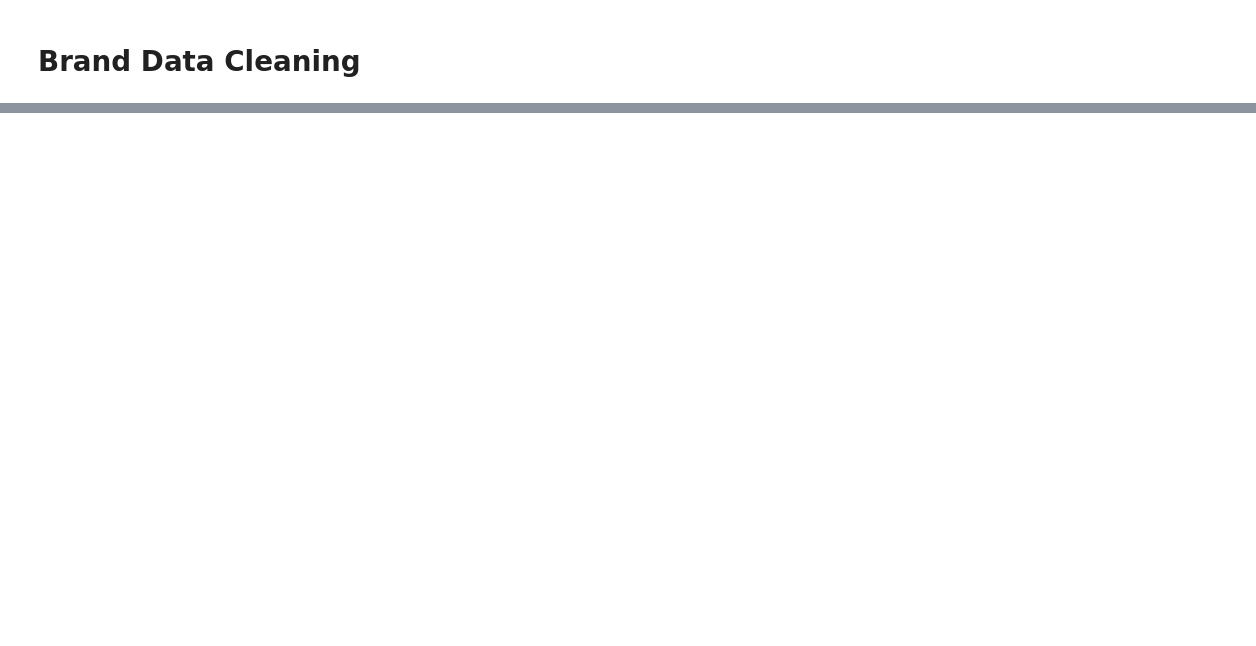
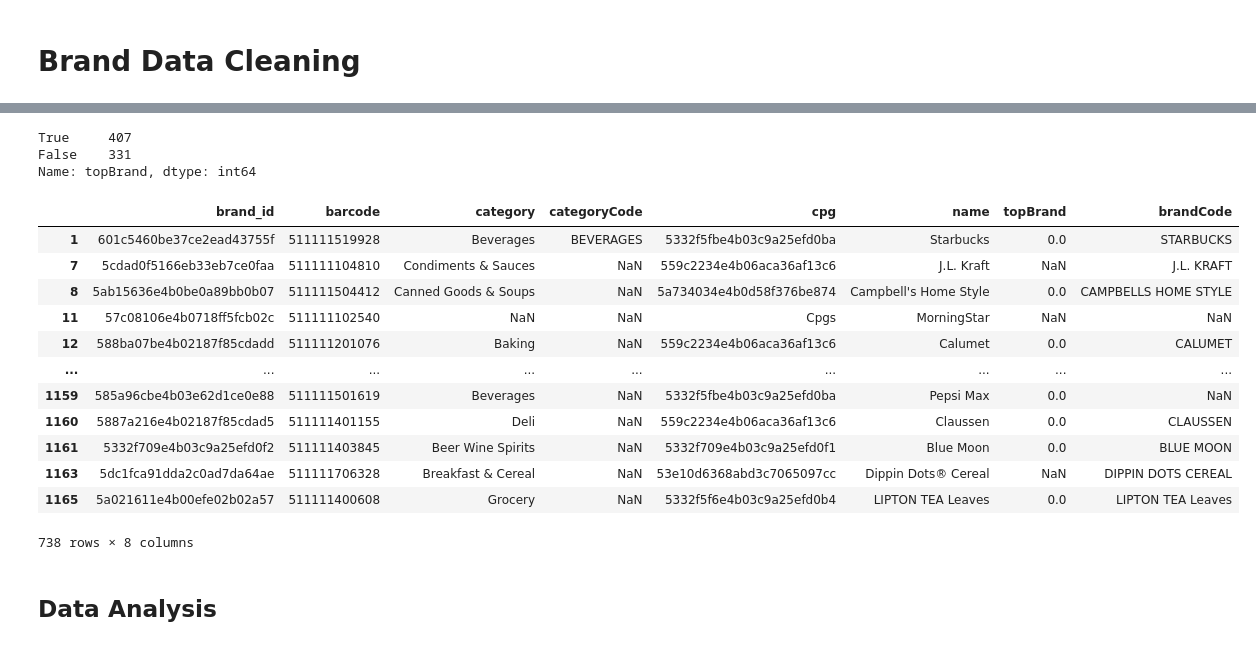
Before and after one commit to Jwdaniel34/fetch-rewards-code, a Jupyter notebook: data_cleaning.ipynb, the cells around one changed output, grey strips where cells are left out. Cells and saved outputs as stored; diff of their text form; code cells hidden in the pictures; blank space fills up the shorter version.

```diff
--- a/data_cleaning.ipynb
+++ b/data_cleaning.ipynb
@@ -204,5 +252,6 @@ brand_df = pd.read_csv('csv_files/brands.csv', index_col = 0)
 brands_df = brand_df.copy()
 brands_df['_id'] = BrandIdCpg(brands_df, column = '_id')
 brands_df['cpg'] = BrandIdCpg(brands_df, column = 'cpg')
-brands_df.head(10)
+brands_df = brands_df.rename(columns = {'_id':'brand_id'}, inplace = False)
+len(brands_df)
 # %% [output]
@@ -219,0 +259,26 @@ brands_df.head(10)
+# %%
+brands_df = brands_df[(brands_df['name'].str.contains("test") == False)]
+# %%
+brands_df['topBrand'].isna().value_counts()
+# %% [output]
+True     407
+False    331
+Name: topBrand, dtype: int64
+# %%
+brands_df
+# %% [output]
+|  | brand_id | barcode | category | categoryCode | cpg | name | topBrand | brandCode |
+| 1 | 601c5460be37ce2ead43755f | 511111519928 | Beverages | BEVERAGES | 5332f5fbe4b03c9a25efd0ba | Starbucks | 0.0 | STARBUCKS |
+| 7 | 5cdad0f5166eb33eb7ce0faa | 511111104810 | Condiments & Sauces | NaN | 559c2234e4b06aca36af13c6 | J.L. Kraft | NaN | J.L. KRAFT |
+| 8 | 5ab15636e4b0be0a89bb0b07 | 511111504412 | Canned Goods & Soups | NaN | 5a734034e4b0d58f376be874 | Campbell's Home Style | 0.0 | CAMPBELLS HOME STYLE |
+| 11 | 57c08106e4b0718ff5fcb02c | 511111102540 | NaN | NaN | Cpgs | MorningStar | NaN | NaN |
+| 12 | 588ba07be4b02187f85cdadd | 511111201076 | Baking | NaN | 559c2234e4b06aca36af13c6 | Calumet | 0.0 | CALUMET |
+| ... | ... | ... | ... | ... | ... | ... | ... | ... |
+| 1159 | 585a96cbe4b03e62d1ce0e88 | 511111501619 | Beverages | NaN | 5332f5fbe4b03c9a25efd0ba | Pepsi Max | 0.0 | NaN |
+| 1160 | 5887a216e4b02187f85cdad5 | 511111401155 | Deli | NaN | 559c2234e4b06aca36af13c6 | Claussen | 0.0 | CLAUSSEN |
+| 1161 | 5332f709e4b03c9a25efd0f2 | 511111403845 | Beer Wine Spirits | NaN | 5332f709e4b03c9a25efd0f1 | Blue Moon | 0.0 | BLUE MOON |
+| 1163 | 5dc1fca91dda2c0ad7da64ae | 511111706328 | Breakfast & Cereal | NaN | 53e10d6368abd3c7065097cc | Dippin Dots® Cereal | NaN | DIPPIN DOTS CEREAL |
+| 1165 | 5a021611e4b00efe02b02a57 | 511111400608 | Grocery | NaN | 5332f5f6e4b03c9a25efd0b4 | LIPTON TEA Leaves | 0.0 | LIPTON TEA Leaves |
+738 rows × 8 columns
+# %% [markdown]
+## Data Analysis
```
Also changed, not shown: parts of 28 cells of this notebook.
